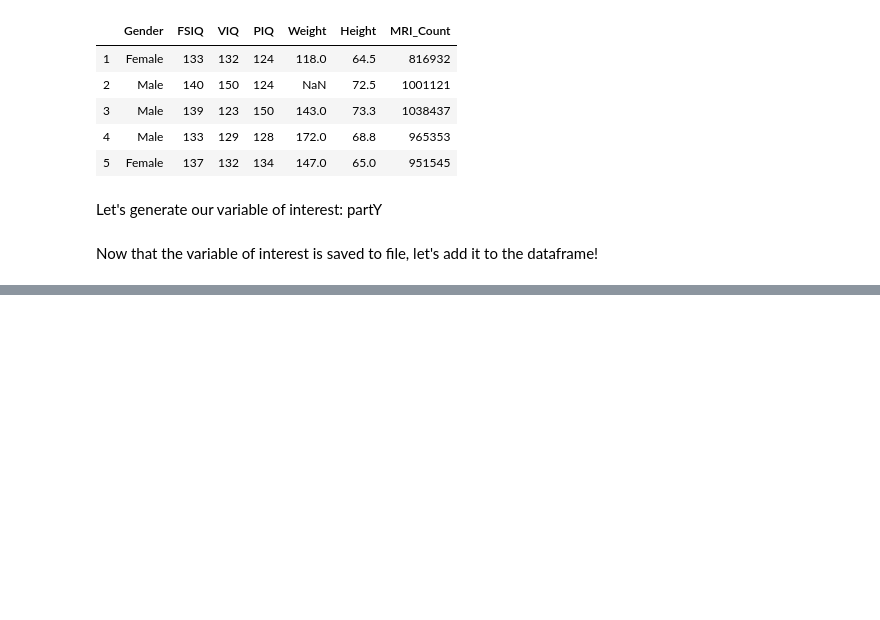
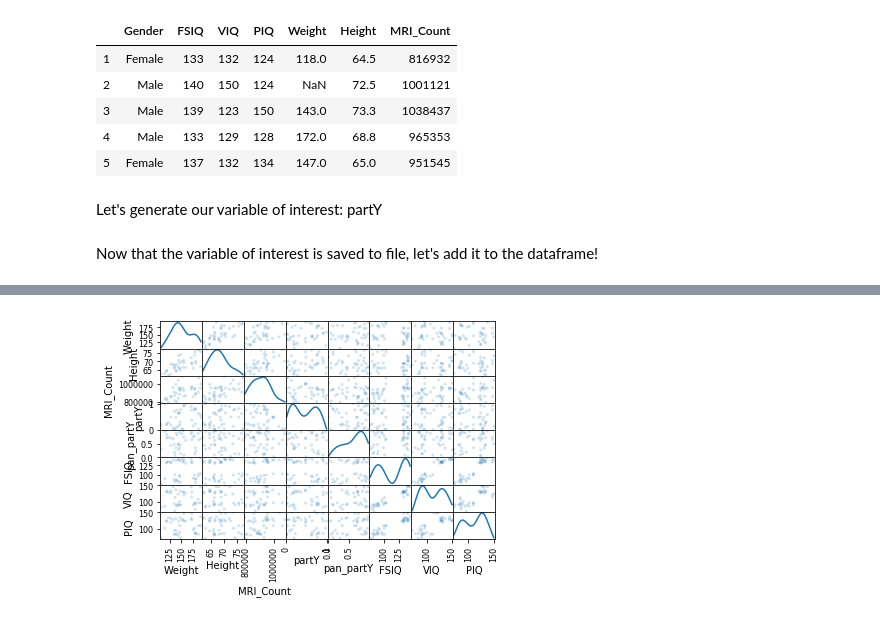
Before and after one commit to johnaldmcfist/Ducharme-D-QLSC612, a Jupyter notebook: practical/myanalysis.ipynb, the cells around one changed output, grey strips where cells are left out. Saved outputs shown, nothing was run; the diff lists cells and outputs as text; code cells hidden in the pictures; blank space fills up the shorter version.

```diff
--- a/practical/myanalysis.ipynb
+++ b/practical/myanalysis.ipynb
@@ -44,0 +51,35 @@ data_desc = data.describe() # For easy VS Code checking
+# %%
+# Read variables from file, clean up and add to df.
+partY = []
+partY2 = []
+pan_partY = []
+
+with open('data/partY.txt', 'r') as fhandle:
+    for line in fhandle:
+        line = line.replace("]\n", "") # Remove superfluous characters
+        line = line.replace("[", "")
+        partY.append(line)
+partY = np.asarray(partY, dtype = float, order = None)
+data['partY'] = partY
+
+with open('data/partY2.txt', 'r') as fhandle:
+    for line in fhandle:
+        line = line.replace("]\n", "") # Remove superfluous characters
+        line = line.replace("[", "")
+        partY2.append(line)
+partY2 = np.asarray(partY2, dtype = float, order = None)
+data['partY2'] = partY2
+
+with open('data/pan_partY.txt', 'r') as fhandle:
+    for line in fhandle:
+        line = line.replace("]\n", "") # Remove superfluous characters
+        line = line.replace("[", "")
+        pan_partY.append(line)
+pan_partY = np.asarray(pan_partY, dtype = float, order = None)
+data['pan_partY'] = pan_partY
+
+# Make sure Gender is categorical.
+data['Gender'].astype('category')
+
+data_desc = data.describe() # For easy VS Code checking
+data.head()
@@ -44,0 +93,6 @@ data_desc = data.describe() # For easy VS Code checking
+# %%
+# Check out the data
+from pandas import plotting as pdplt
+pdplt.scatter_matrix(data[['Weight', 'Height', 'MRI_Count', 'partY', 'pan_partY', 'FSIQ', 'VIQ', 'PIQ']], alpha=0.2, diagonal='kde');
+# %% [output]
+[figure, added]
```
Also changed, not shown: parts of 9 cells of this notebook, 3 other files.
